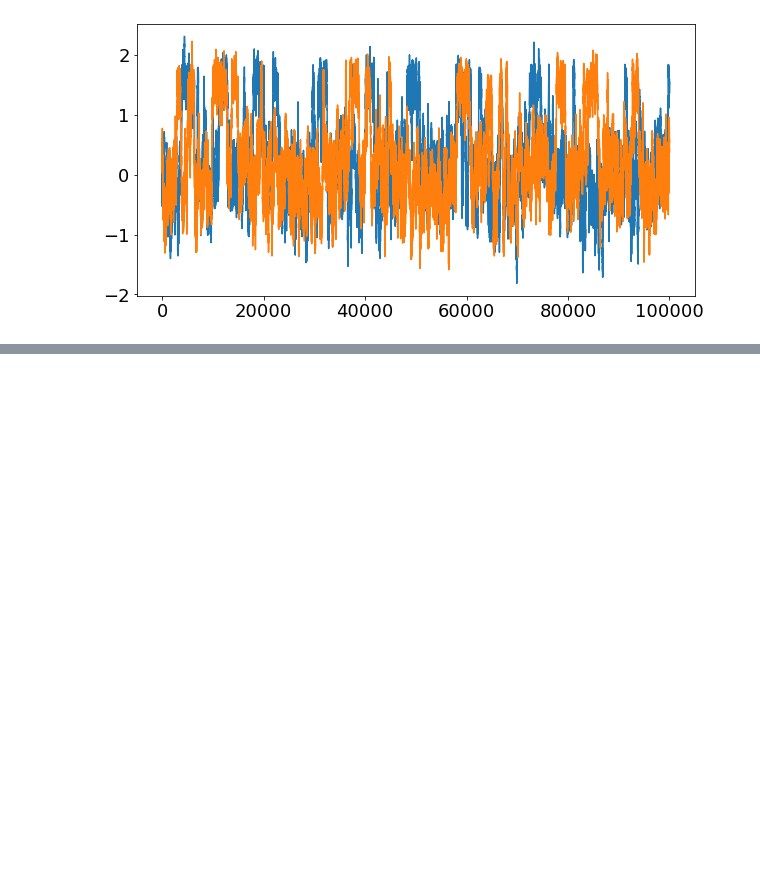
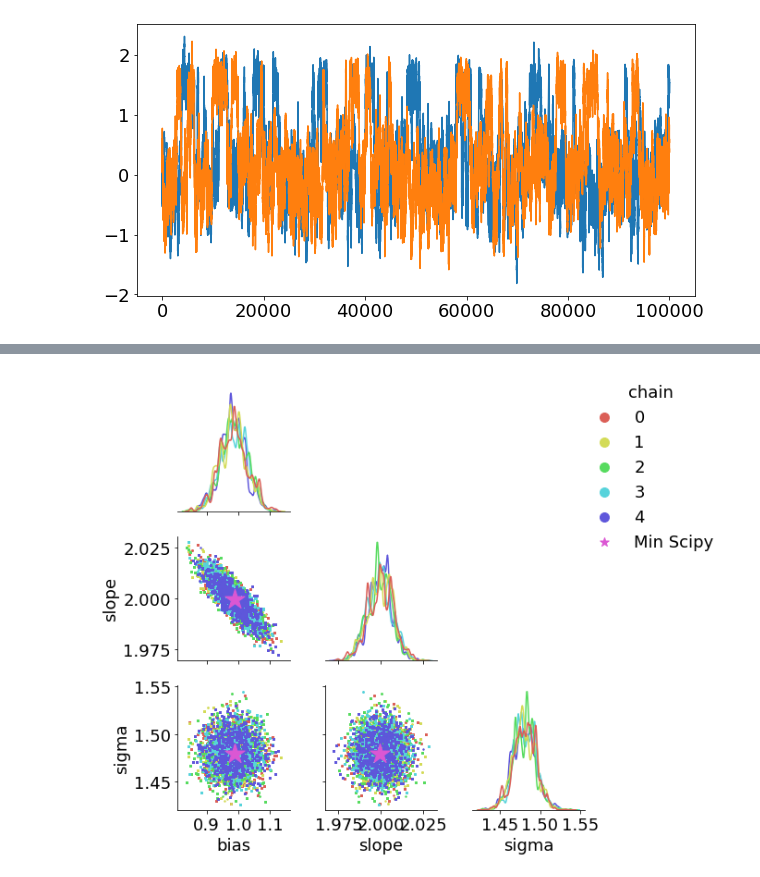
Before and after one commit to sylvielsstfr/jax-demo, a Jupyter notebook: demoMCsampling.ipynb, the cells around one changed output, grey strips where cells are left out. Saved outputs shown, nothing was run; the diff lists cells and outputs as text; code cells hidden in the pictures; blank space fills up the shorter version.

```diff
--- a/demoMCsampling.ipynb
+++ b/demoMCsampling.ipynb
@@ -634,0 +800,4 @@ plt.plot(spls[1])
+# %%
+mini=lik_model['x']
+df_mini = pd.DataFrame(mini[np.newaxis,:],columns=["bias","slope","sigma"])
+df_mini["chain"]="Min Scipy"
@@ -634,0 +860,12 @@ plt.plot(spls[1])
+# %%
+def jax_my_logpdf(par,xi,yi):
+    # priors: a=par[0], b=par[1], sigma=par[2]
+    logpdf_a = jax.scipy.stats.norm.logpdf(x=par[0],loc=0.5,scale=1.)
+    logpdf_b = jax.scipy.stats.norm.logpdf(x=par[1],loc=2.5,scale=1.)
+    logpdf_s = jax.scipy.stats.gamma.logpdf(x=par[2],a=3,scale=1.)
+
+    val = xi*par[1]+par[0]
+    tmp = jax.scipy.stats.norm.logpdf(x=val,loc=yi,scale=par[2])
+    log_likeh= jnp.sum(tmp)
+
+    return log_likeh + logpdf_a + logpdf_b + logpdf_s
@@ -634,0 +903,25 @@ plt.plot(spls[1])
+# %%
+# Exemple usage de seaborn PairGrid via un DataFrame Pandas
+N, M, L = all_positions.shape
+a_new = all_positions.transpose(0, 2, 1).reshape(N*L, M, order="F")
+extra_column = np.repeat(np.arange(L), N)
+res2 = np.column_stack((a_new, extra_column))
+df_res2 = pd.DataFrame(res2,columns=["bias","slope","sigma","chain"])
+df_res2['chain']=df_res2['chain'].map(int).map(str)
+# %%
+full_df_2 = pd.concat([df_res2, df_mini], ignore_index=True)
+# %%
+g = sns.PairGrid(full_df_2[full_df_2["chain"].str.fullmatch('0|1|2|3|4|Min Scipy')],
+                 diag_sharey=False,
+                 hue="chain",
+                 hue_kws={"s": [2]*5+[500], "marker": ["o"]*5+ ["*"]},
+                 corner=True,
+                 palette="hls")
+g.map_lower(plt.scatter)
+g.map_diag(sns.kdeplot)
+g.add_legend(loc='upper right', ncol=1)
+for lh in g._legend.legendHandles:
+    lh.set_alpha(1)
+    lh._sizes = [100]
+# %% [output]
+[figure, added]
```
Also changed, not shown: parts of 20 cells of this notebook.
